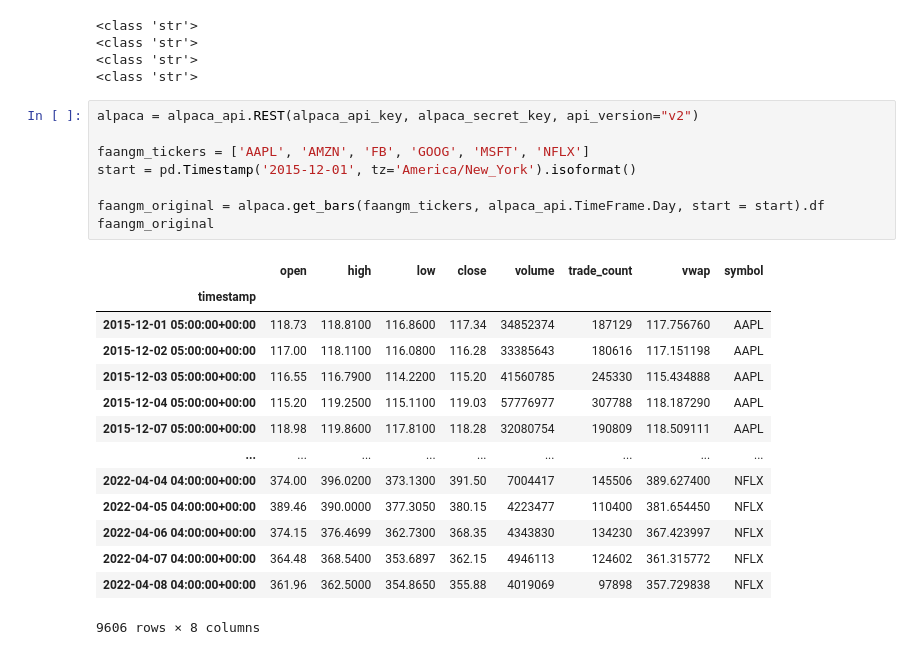
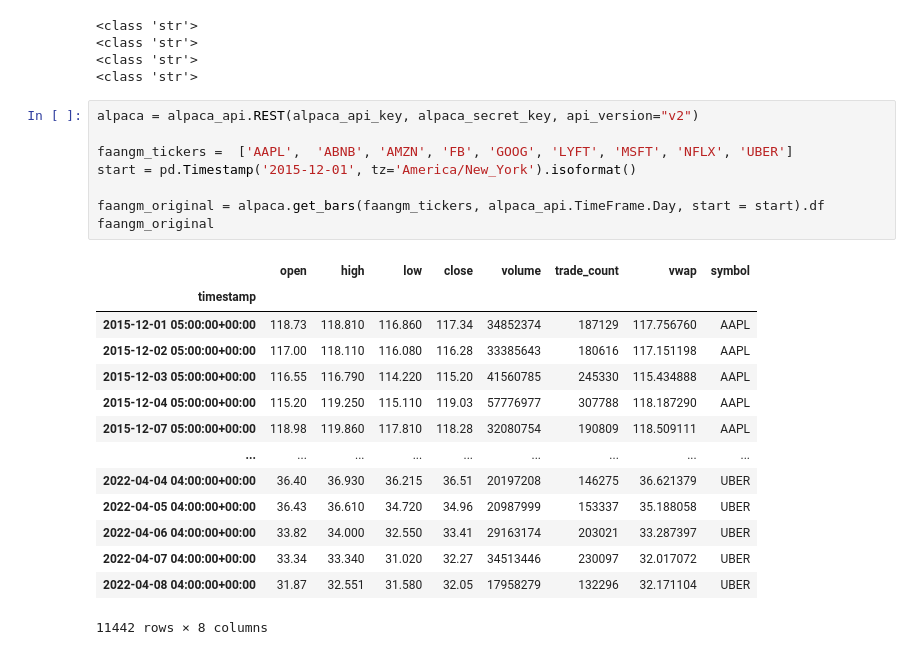
Before and after one commit to kennethologist/UPENN-GP4-P1, a Jupyter notebook: notebooks/alex.ipynb, the cells around one changed output. Saved outputs shown, nothing was run; the diff lists cells and outputs as text.

```diff
--- a/notebooks/alex.ipynb
+++ b/notebooks/alex.ipynb
@@ -40,24 +40,24 @@ print(type(kraken_secret_key))
 # %%
 alpaca = alpaca_api.REST(alpaca_api_key, alpaca_secret_key, api_version="v2")
 
-faangm_tickers = ['AAPL', 'AMZN', 'FB', 'GOOG', 'MSFT', 'NFLX']
+faangm_tickers =  ['AAPL',  'ABNB', 'AMZN', 'FB', 'GOOG', 'LYFT', 'MSFT', 'NFLX', 'UBER']
 start = pd.Timestamp('2015-12-01', tz='America/New_York').isoformat()
 
 faangm_original = alpaca.get_bars(faangm_tickers, alpaca_api.TimeFrame.Day, start = start).df
 faangm_original
 # %% [output]
 |  | open | high | low | close | volume | trade_count | vwap | symbol |
 | timestamp |  |  |  |  |  |  |  |  |
-| 2015-12-01 05:00:00+00:00 | 118.73 | 118.8100 | 116.8600 | 117.34 | 34852374 | 187129 | 117.756760 | AAPL |
-| 2015-12-02 05:00:00+00:00 | 117.00 | 118.1100 | 116.0800 | 116.28 | 33385643 | 180616 | 117.151198 | AAPL |
-| 2015-12-03 05:00:00+00:00 | 116.55 | 116.7900 | 114.2200 | 115.20 | 41560785 | 245330 | 115.434888 | AAPL |
-| 2015-12-04 05:00:00+00:00 | 115.20 | 119.2500 | 115.1100 | 119.03 | 57776977 | 307788 | 118.187290 | AAPL |
-| 2015-12-07 05:00:00+00:00 | 118.98 | 119.8600 | 117.8100 | 118.28 | 32080754 | 190809 | 118.509111 | AAPL |
+| 2015-12-01 05:00:00+00:00 | 118.73 | 118.810 | 116.860 | 117.34 | 34852374 | 187129 | 117.756760 | AAPL |
+| 2015-12-02 05:00:00+00:00 | 117.00 | 118.110 | 116.080 | 116.28 | 33385643 | 180616 | 117.151198 | AAPL |
+| 2015-12-03 05:00:00+00:00 | 116.55 | 116.790 | 114.220 | 115.20 | 41560785 | 245330 | 115.434888 | AAPL |
+| 2015-12-04 05:00:00+00:00 | 115.20 | 119.250 | 115.110 | 119.03 | 57776977 | 307788 | 118.187290 | AAPL |
+| 2015-12-07 05:00:00+00:00 | 118.98 | 119.860 | 117.810 | 118.28 | 32080754 | 190809 | 118.509111 | AAPL |
 | ... | ... | ... | ... | ... | ... | ... | ... | ... |
-| 2022-04-04 04:00:00+00:00 | 374.00 | 396.0200 | 373.1300 | 391.50 | 7004417 | 145506 | 389.627400 | NFLX |
-| 2022-04-05 04:00:00+00:00 | 389.46 | 390.0000 | 377.3050 | 380.15 | 4223477 | 110400 | 381.654450 | NFLX |
-| 2022-04-06 04:00:00+00:00 | 374.15 | 376.4699 | 362.7300 | 368.35 | 4343830 | 134230 | 367.423997 | NFLX |
-| 2022-04-07 04:00:00+00:00 | 364.48 | 368.5400 | 353.6897 | 362.15 | 4946113 | 124602 | 361.315772 | NFLX |
-| 2022-04-08 04:00:00+00:00 | 361.96 | 362.5000 | 354.8650 | 355.88 | 4019069 | 97898 | 357.729838 | NFLX |
+| 2022-04-04 04:00:00+00:00 | 36.40 | 36.930 | 36.215 | 36.51 | 20197208 | 146275 | 36.621379 | UBER |
+| 2022-04-05 04:00:00+00:00 | 36.43 | 36.610 | 34.720 | 34.96 | 20987999 | 153337 | 35.188058 | UBER |
+| 2022-04-06 04:00:00+00:00 | 33.82 | 34.000 | 32.550 | 33.41 | 29163174 | 203021 | 33.287397 | UBER |
+| 2022-04-07 04:00:00+00:00 | 33.34 | 33.340 | 31.020 | 32.27 | 34513446 | 230097 | 32.017072 | UBER |
+| 2022-04-08 04:00:00+00:00 | 31.87 | 32.551 | 31.580 | 32.05 | 17958279 | 132296 | 32.171104 | UBER |
-9606 rows × 8 columns
+11442 rows × 8 columns
 # %%
```
Also changed, not shown: parts of 18 cells of this notebook.
